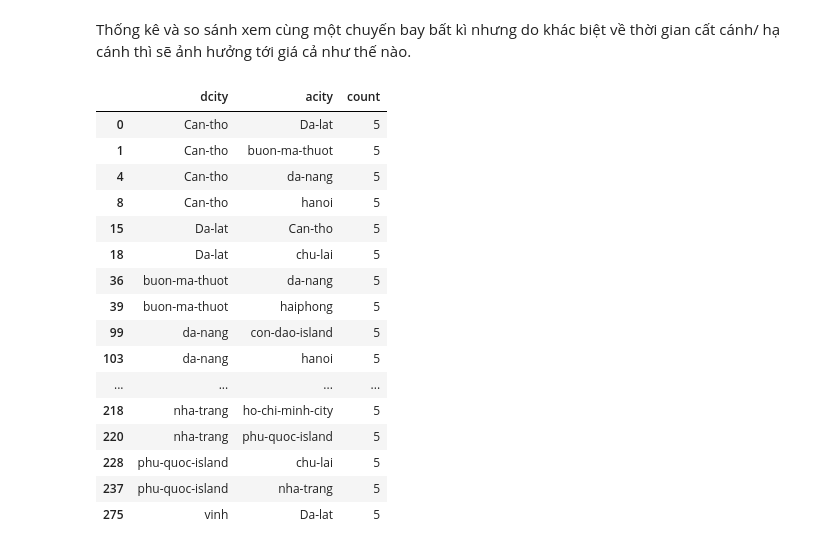
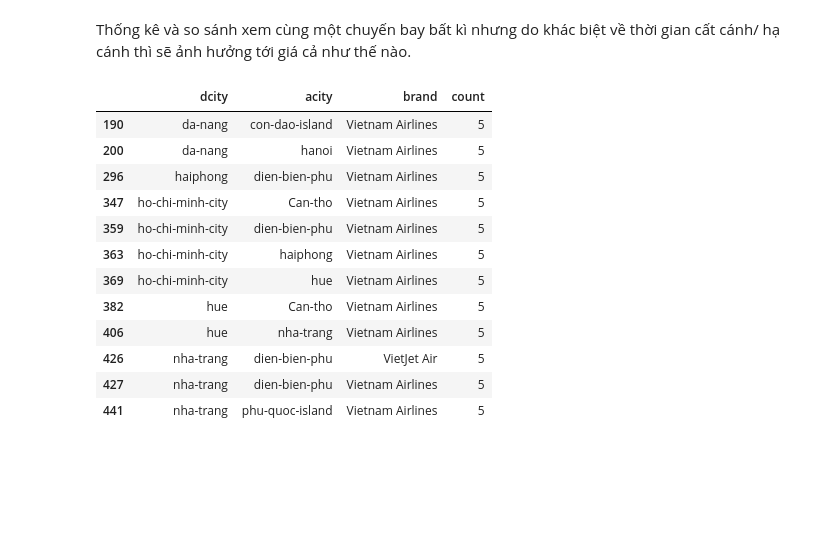
Before and after one commit to lehieulol/DS_database, a Jupyter notebook: PreprocessingAndEDA/EDA.ipynb, the cells around one changed output. Cells and saved outputs as stored; diff of their text form; code cells hidden in the pictures; blank space fills up the shorter version.

```diff
--- a/PreprocessingAndEDA/EDA.ipynb
+++ b/PreprocessingAndEDA/EDA.ipynb
@@ -224,26 +225,22 @@ Các chuyến bay hạ cánh vào khoảng thời gian buổi tối là nhiều
 # %% [markdown]
 Thống kê và so sánh xem cùng một chuyến bay bất kì nhưng do khác biệt về thời gian cất cánh/ hạ cánh thì sẽ ảnh hưởng tới giá cả như thế nào.
 # %%
-dcity_acity_counts = df.groupby(['dcity', 'acity'])['dtime_category'].nunique().reset_index(name='count')
-filtered_dtime_category_data = dcity_acity_counts[dcity_acity_counts['count'] == 5]
+dcity_acity_counts = df.groupby(['dcity', 'acity','brand'])['dtime_category'].nunique().reset_index(name='count')
+filtered_dtime_category_data = dcity_acity_counts[dcity_acity_counts['count'] == dcity_acity_counts['count'].max()]
 filtered_dtime_category_data
 # %% [output]
-|  | dcity | acity | count |
-| 0 | Can-tho | Da-lat | 5 |
-| 1 | Can-tho | buon-ma-thuot | 5 |
-| 4 | Can-tho | da-nang | 5 |
-| 8 | Can-tho | hanoi | 5 |
-| 15 | Da-lat | Can-tho | 5 |
-| 18 | Da-lat | chu-lai | 5 |
-| 36 | buon-ma-thuot | da-nang | 5 |
-| 39 | buon-ma-thuot | haiphong | 5 |
-| 99 | da-nang | con-dao-island | 5 |
-| 103 | da-nang | hanoi | 5 |
-| ... | ... | ... | ... |
-| 218 | nha-trang | ho-chi-minh-city | 5 |
-| 220 | nha-trang | phu-quoc-island | 5 |
-| 228 | phu-quoc-island | chu-lai | 5 |
-| 237 | phu-quoc-island | nha-trang | 5 |
-| 275 | vinh | Da-lat | 5 |
+|  | dcity | acity | brand | count |
+| 190 | da-nang | con-dao-island | Vietnam Airlines | 5 |
+| 200 | da-nang | hanoi | Vietnam Airlines | 5 |
+| 296 | haiphong | dien-bien-phu | Vietnam Airlines | 5 |
+| 347 | ho-chi-minh-city | Can-tho | Vietnam Airlines | 5 |
+| 359 | ho-chi-minh-city | dien-bien-phu | Vietnam Airlines | 5 |
+| 363 | ho-chi-minh-city | haiphong | Vietnam Airlines | 5 |
+| 369 | ho-chi-minh-city | hue | Vietnam Airlines | 5 |
+| 382 | hue | Can-tho | Vietnam Airlines | 5 |
+| 406 | hue | nha-trang | Vietnam Airlines | 5 |
+| 426 | nha-trang | dien-bien-phu | VietJet Air | 5 |
+| 427 | nha-trang | dien-bien-phu | Vietnam Airlines | 5 |
+| 441 | nha-trang | phu-quoc-island | Vietnam Airlines | 5 |
 # %%
 df['route'] = df['dcity'] + ' -> ' + df['acity']
```
Also changed, not shown: parts of 38 cells of this notebook, 1 other file.
